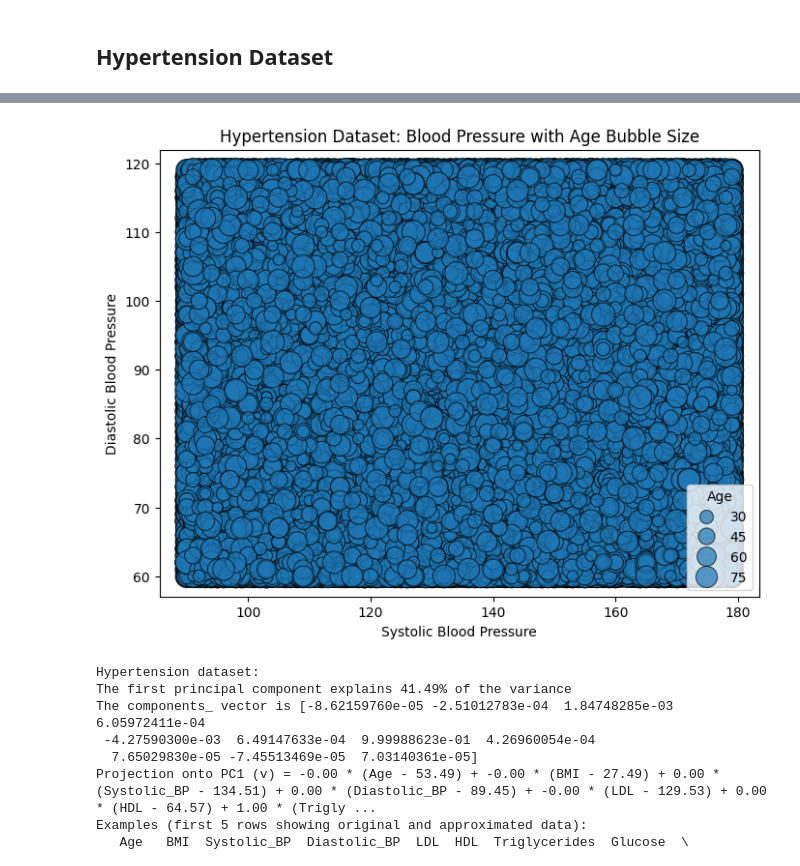
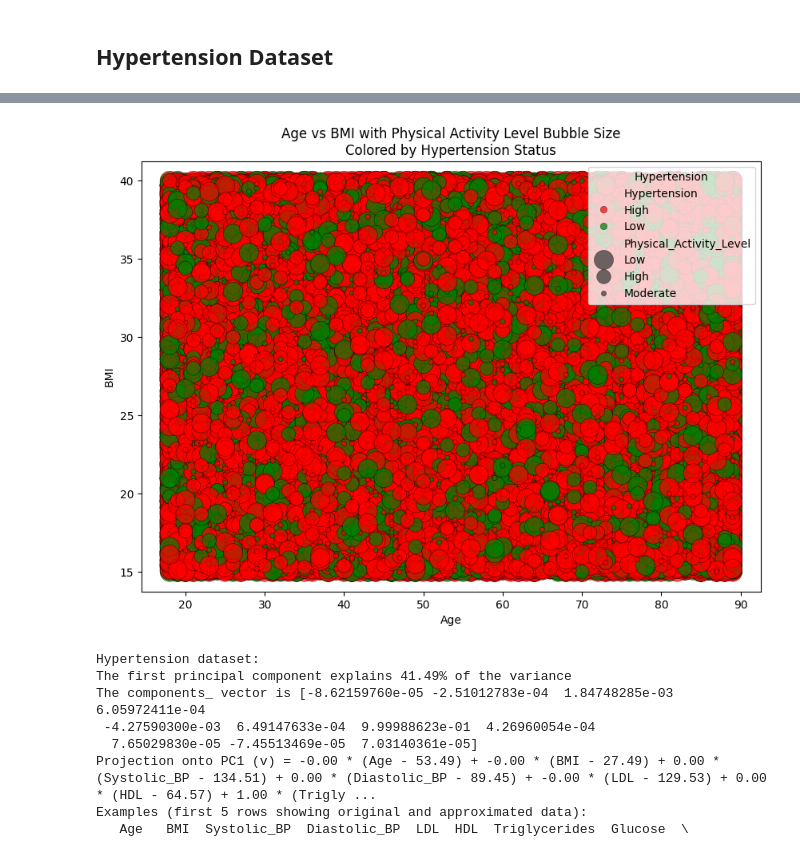
Before and after one commit to ellethibedeau/Mod2-ElleThibedeau, a Jupyter notebook: Week9.ipynb, the cells around one changed output, grey strips where cells are left out. Drawn from its saved outputs; the diff is of its cells as text; code cells hidden in the pictures.

```diff
--- a/Week9.ipynb
+++ b/Week9.ipynb
@@ -248,24 +253,23 @@ plt.show()
 # %%
-min_age = df_hypertension['Age'].min()
-max_age = df_hypertension['Age'].max()
-max_bubble = 300
-
-plt.figure(figsize=(8,6))
+plt.figure(figsize=(10, 7))
 ax = sns.scatterplot(
     data=df_hypertension,
-    x='Systolic_BP',
-    y='Diastolic_BP',
-    size='Age',
-    sizes=(min_age / max_age * max_bubble, max_bubble),
+    x='Age',
+    y='BMI',
+    size='Physical_Activity_Level',
+    sizes=(20, 300),
+    hue='Hypertension',
+    palette={'Low': 'green', 'High': 'red'},
     alpha=0.7,
     edgecolor='k'
 )
-ax.set_xlabel("Systolic Blood Pressure")
-ax.set_ylabel("Diastolic Blood Pressure")
-ax.set_title("Hypertension Dataset: Blood Pressure with Age Bubble Size")
+ax.set_xlabel("Age")
+ax.set_ylabel("BMI")
+ax.set_title("Age vs BMI with Physical Activity Level Bubble Size\nColored by Hypertension Status")
+plt.legend(title='Hypertension')
 plt.show()
 # %% [output]
-[figure, old version]
+[figure, new version]
 # %%
 hypertension_numeric_cols = [
     'Age', 'BMI', 'Systolic_BP', 'Diastolic_BP', 'LDL', 'HDL',
```
Also changed, not shown: parts of 8 cells of this notebook, 2 other files.
